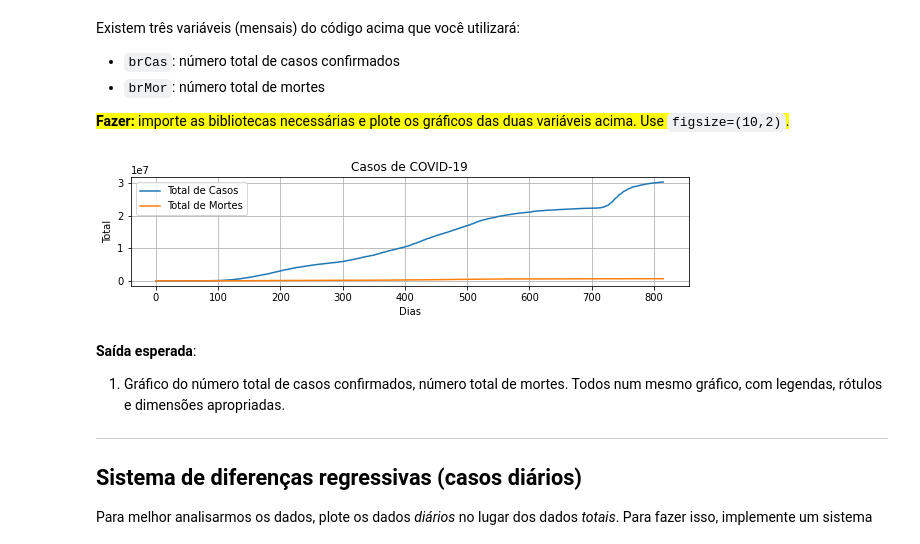
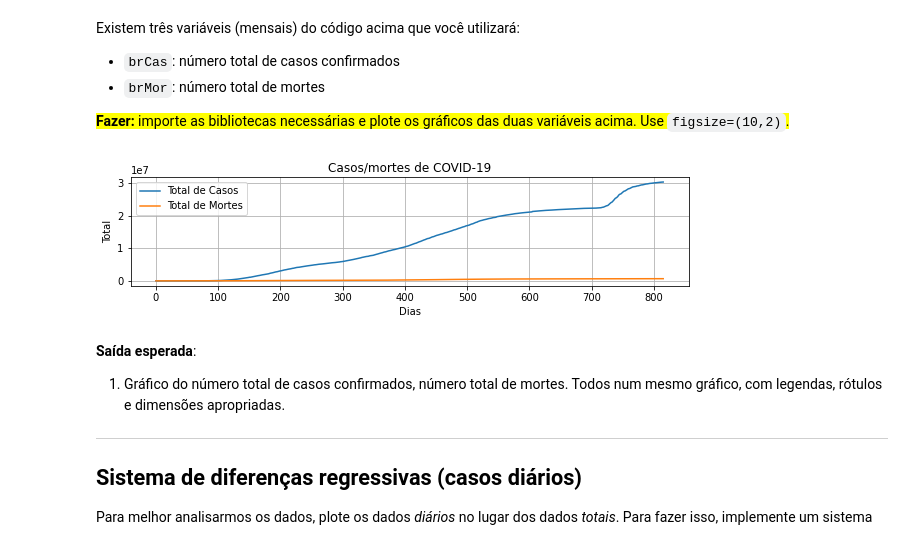
Before and after one commit to iurykischka/Proc.-de-sinais, a Jupyter notebook: Ex/Ex06_sistDiscretos(IURY).ipynb, the cells around one changed output. Saved outputs shown, nothing was run; the diff lists cells and outputs as text; code cells hidden in the pictures.

```diff
--- a/Ex/Ex06_sistDiscretos(IURY).ipynb
+++ b/Ex/Ex06_sistDiscretos(IURY).ipynb
@@ -65,24 +65,25 @@ Existem três variáveis (mensais) do código acima que você utilizará:
 # %%
 ### SEU CÓDIGO COMEÇA AQUI ###
 
 import matplotlib.pyplot as plt
 import numpy as np
 import scipy as sp
 from scipy import signal
 
+#Gráficos no tempo casos e mortes
 plt.figure(figsize = (10,2))
 plt.plot(brCas);
 plt.plot(brMor);
-plt.title("Casos de COVID-19")
+plt.title("Casos/mortes de COVID-19")
 plt.ylabel("Total")
 plt.xlabel("Dias")
 plt.legend(["Total de Casos","Total de Mortes"], loc=2)
 plt.grid(1);
 
 
 ### FIM DO CÓDIGO ###
 # %% [output]
-[figure, old version]
+[figure, new version]
 # %% [markdown]
 **Saída esperada**:
 1. Gráfico do número total de casos confirmados, número total de mortes. Todos num mesmo gráfico, com legendas, rótulos e dimensões apropriadas.
```
Also changed, not shown: parts of 10 cells of this notebook.
